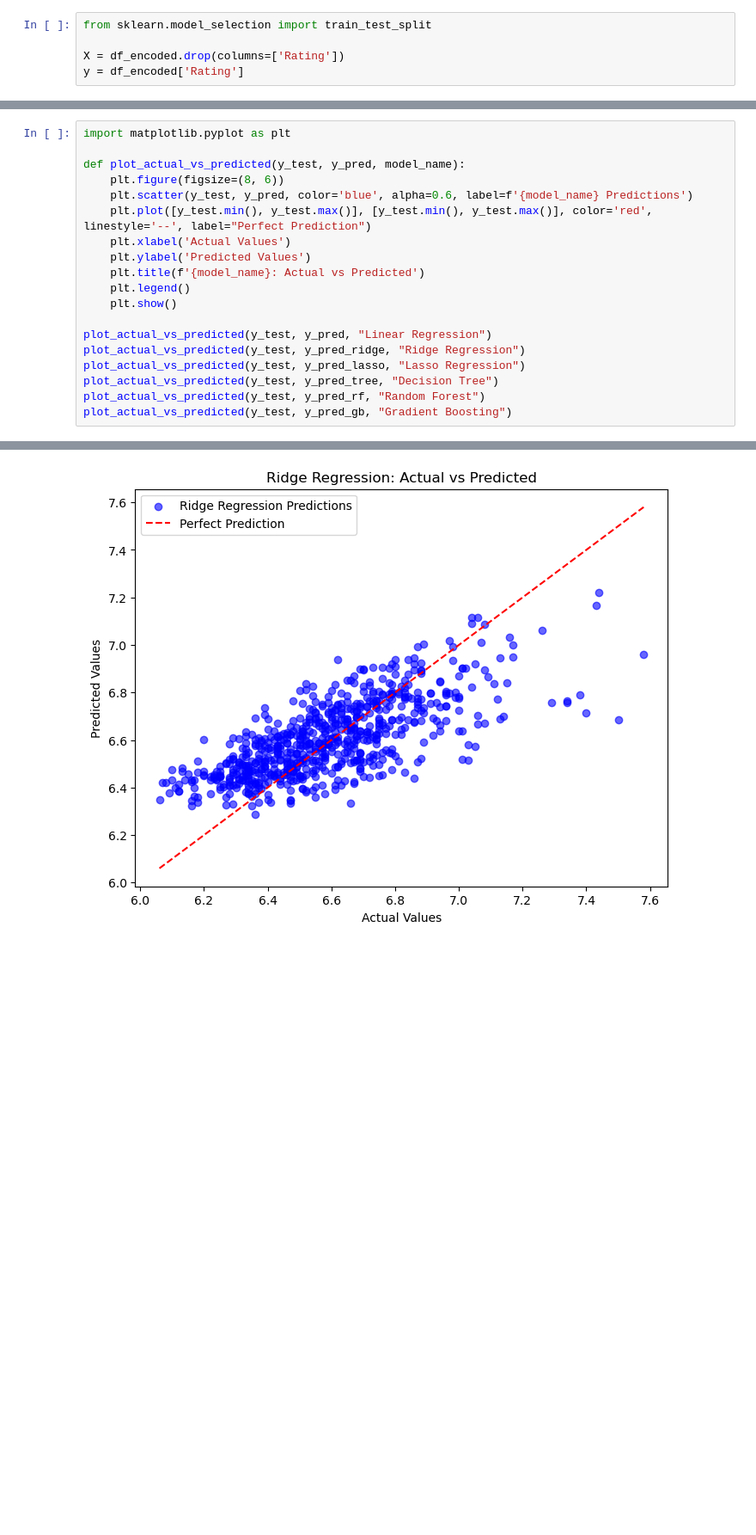
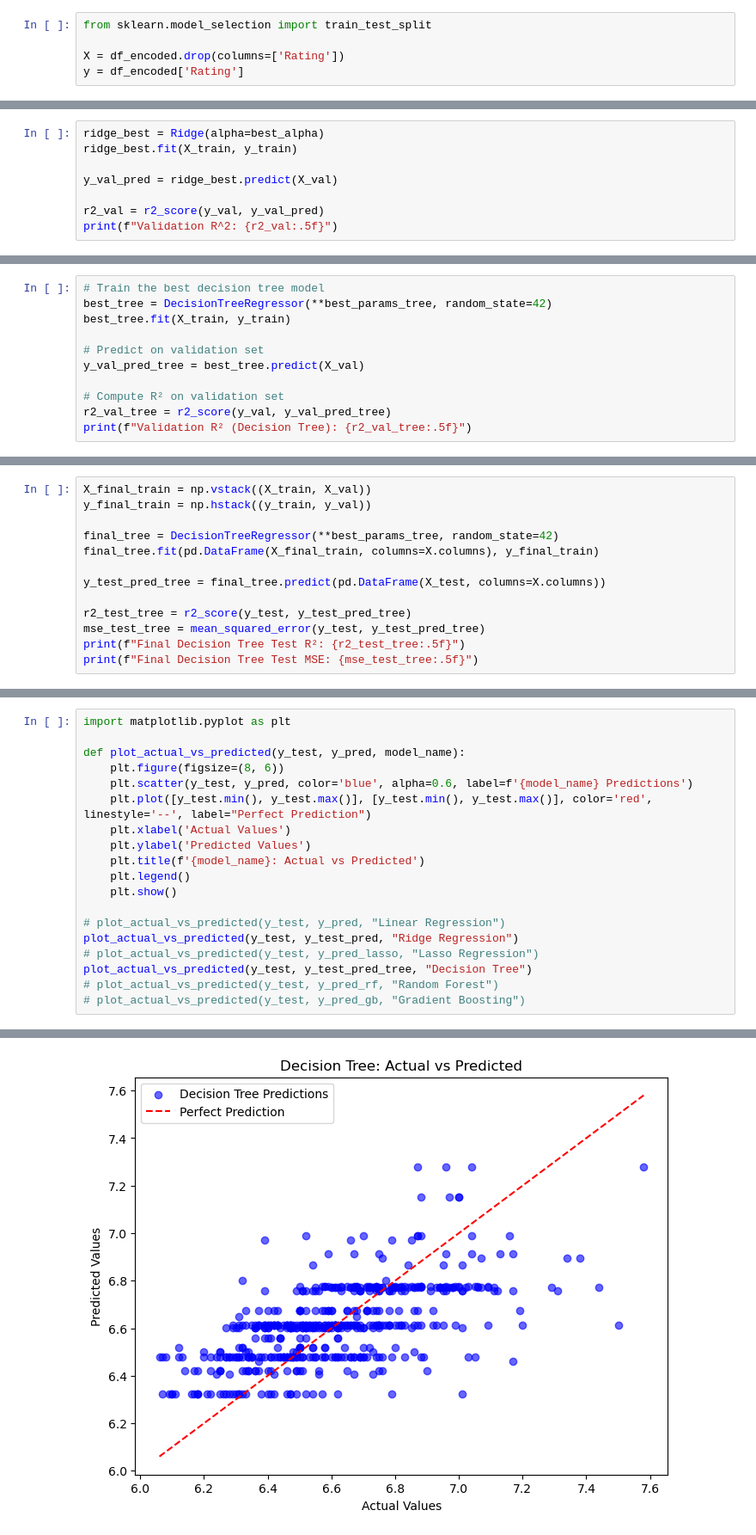
Before and after one commit to rvelez1005/SARG-Defender-Analytics, a Jupyter notebook: defender_models.ipynb, the cells around one changed output, grey strips where cells are left out. Shown at 86% size. Drawn from its saved outputs; the diff is of its cells as text; blank space fills up the shorter version.

```diff
--- a/defender_models.ipynb
+++ b/defender_models.ipynb
@@ -158,0 +159,8 @@ Lasso Regression MSE: 0.03986, R^2: 0.33168
+# %%
+ridge_best = Ridge(alpha=best_alpha)
+ridge_best.fit(X_train, y_train)
+
+y_val_pred = ridge_best.predict(X_val)
+
+r2_val = r2_score(y_val, y_val_pred)
+print(f"Validation R^2: {r2_val:.5f}")
@@ -172,0 +221,11 @@ Decision Tree Regression MSE: 0.06693, R^2: -0.12227
+# %%
+# Train the best decision tree model
+best_tree = DecisionTreeRegressor(**best_params_tree, random_state=42)
+best_tree.fit(X_train, y_train)
+
+# Predict on validation set
+y_val_pred_tree = best_tree.predict(X_val)
+
+# Compute R² on validation set
+r2_val_tree = r2_score(y_val, y_val_pred_tree)
+print(f"Validation R² (Decision Tree): {r2_val_tree:.5f}")
@@ -172,0 +234,13 @@ Decision Tree Regression MSE: 0.06693, R^2: -0.12227
+# %%
+X_final_train = np.vstack((X_train, X_val))
+y_final_train = np.hstack((y_train, y_val))
+
+final_tree = DecisionTreeRegressor(**best_params_tree, random_state=42)
+final_tree.fit(pd.DataFrame(X_final_train, columns=X.columns), y_final_train)
+
+y_test_pred_tree = final_tree.predict(pd.DataFrame(X_test, columns=X.columns))
+
+r2_test_tree = r2_score(y_test, y_test_pred_tree)
+mse_test_tree = mean_squared_error(y_test, y_test_pred_tree)
+print(f"Final Decision Tree Test R²: {r2_test_tree:.5f}")
+print(f"Final Decision Tree Test MSE: {mse_test_tree:.5f}")
@@ -211,10 +298,10 @@ def plot_actual_vs_predicted(y_test, y_pred, model_name):
     plt.legend()
     plt.show()
 
-plot_actual_vs_predicted(y_test, y_pred, "Linear Regression")
-plot_actual_vs_predicted(y_test, y_pred_ridge, "Ridge Regression")
-plot_actual_vs_predicted(y_test, y_pred_lasso, "Lasso Regression")
-plot_actual_vs_predicted(y_test, y_pred_tree, "Decision Tree")
-plot_actual_vs_predicted(y_test, y_pred_rf, "Random Forest")
-plot_actual_vs_predicted(y_test, y_pred_gb, "Gradient Boosting")
+# plot_actual_vs_predicted(y_test, y_pred, "Linear Regression")
+plot_actual_vs_predicted(y_test, y_test_pred, "Ridge Regression")
+# plot_actual_vs_predicted(y_test, y_pred_lasso, "Lasso Regression")
+plot_actual_vs_predicted(y_test, y_test_pred_tree, "Decision Tree")
+# plot_actual_vs_predicted(y_test, y_pred_rf, "Random Forest")
+# plot_actual_vs_predicted(y_test, y_pred_gb, "Gradient Boosting")
 # %% [output]
@@ -222 +309 @@ plot_actual_vs_predicted(y_test, y_pred_gb, "Gradient Boosting")
-[figure, old version]
+[figure, new version]
```
Also changed, not shown: parts of 52 cells of this notebook.
